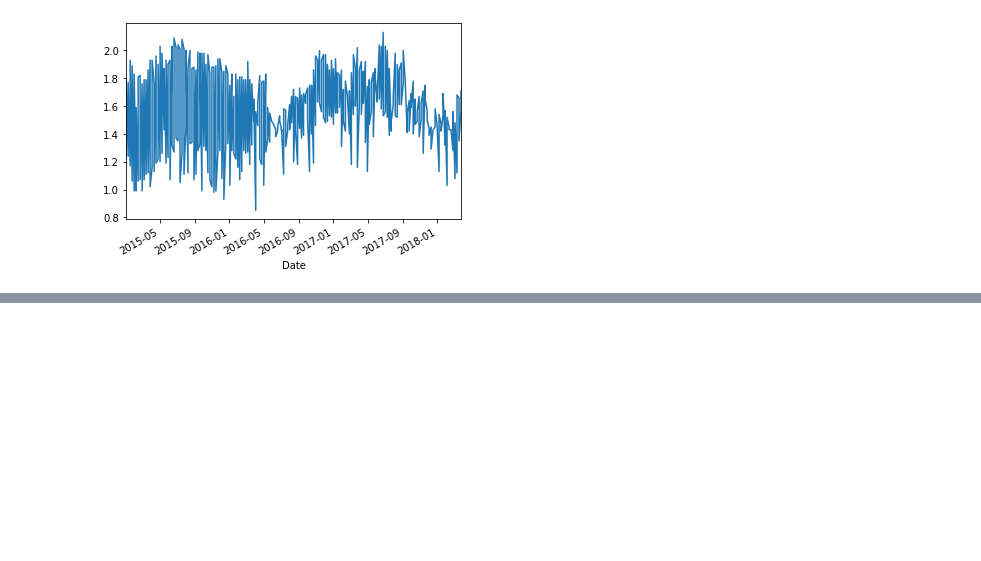
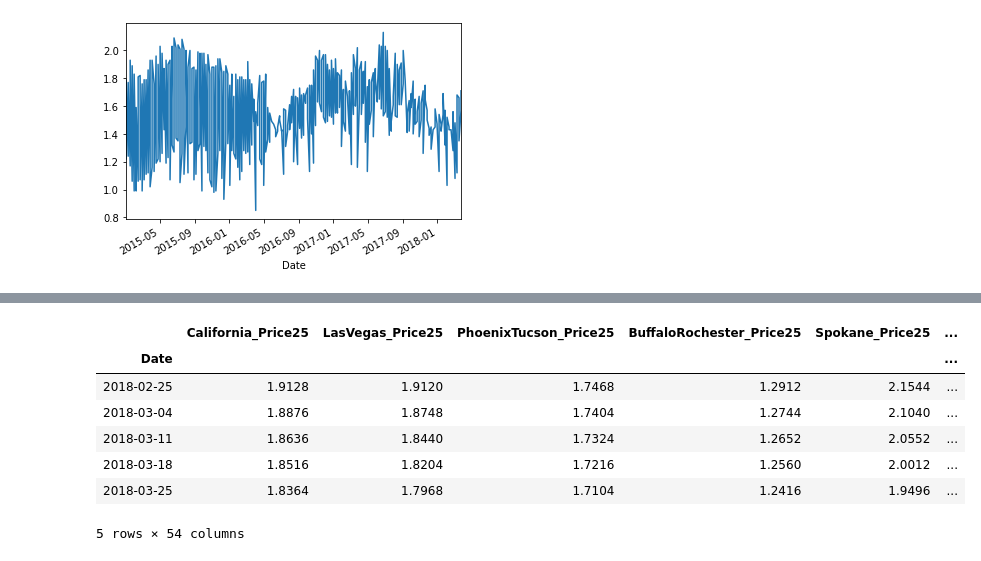
Before and after one commit to Sibin-Sibi/DataAnalysis_Pandas, a Jupyter notebook: Graphing.ipynb, the cells around one changed output, grey strips where cells are left out. Cells and saved outputs as stored; diff of their text form; code cells hidden in the pictures; blank space fills up the shorter version.

```diff
--- a/Graphing.ipynb
+++ b/Graphing.ipynb
@@ -35,0 +70,11 @@ TypeError: 'PlotAccessor' object is not subscriptable
+# %%
+graph_df.tail()
+# %% [output]
+|  | California_Price25 | LasVegas_Price25 | PhoenixTucson_Price25 | BuffaloRochester_Price25 | Spokane_Price25 | ... |
+| Date |  |  |  |  |  | ... |
+| 2018-02-25 | 1.9128 | 1.9120 | 1.7468 | 1.2912 | 2.1544 | ... |
+| 2018-03-04 | 1.8876 | 1.8748 | 1.7404 | 1.2744 | 2.1040 | ... |
+| 2018-03-11 | 1.8636 | 1.8440 | 1.7324 | 1.2652 | 2.0552 | ... |
+| 2018-03-18 | 1.8516 | 1.8204 | 1.7216 | 1.2560 | 2.0012 | ... |
+| 2018-03-25 | 1.8364 | 1.7968 | 1.7104 | 1.2416 | 1.9496 | ... |
+5 rows × 54 columns
```
Also changed, not shown: parts of 9 cells of this notebook.
